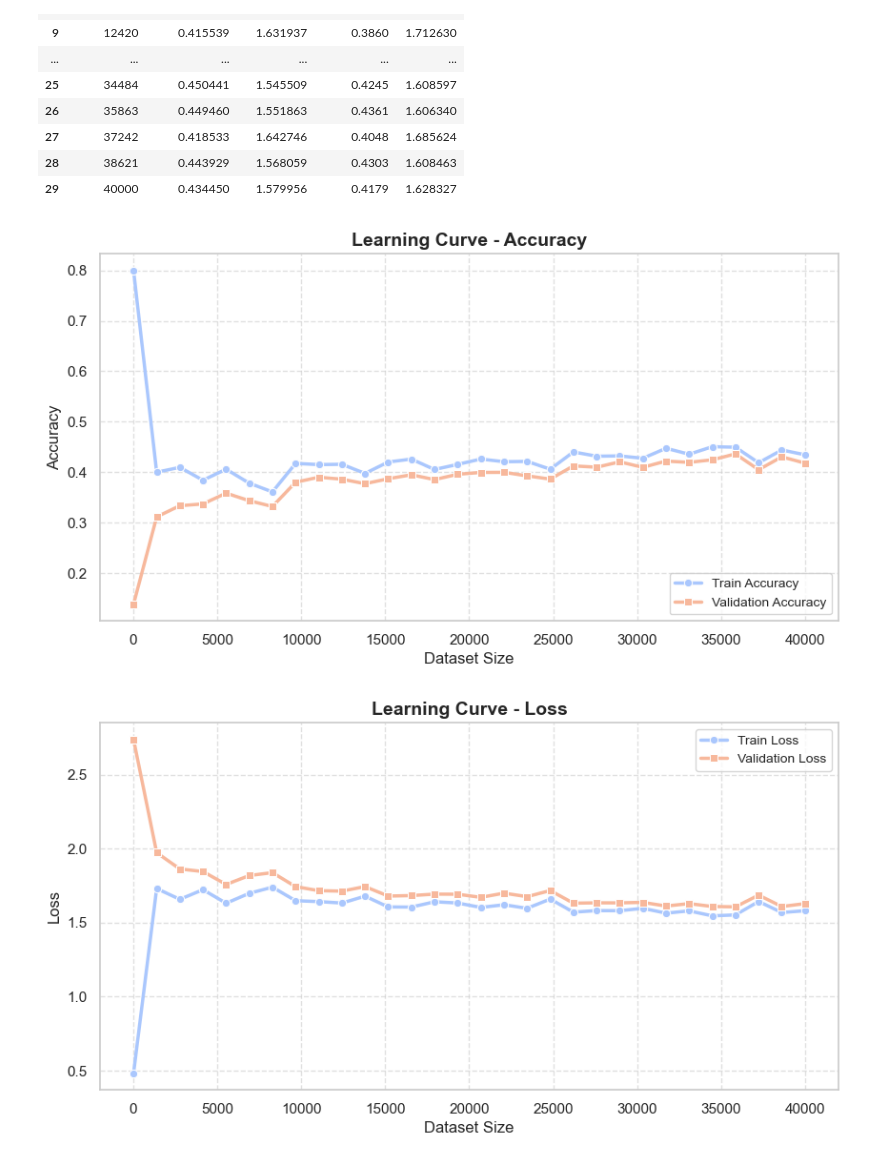
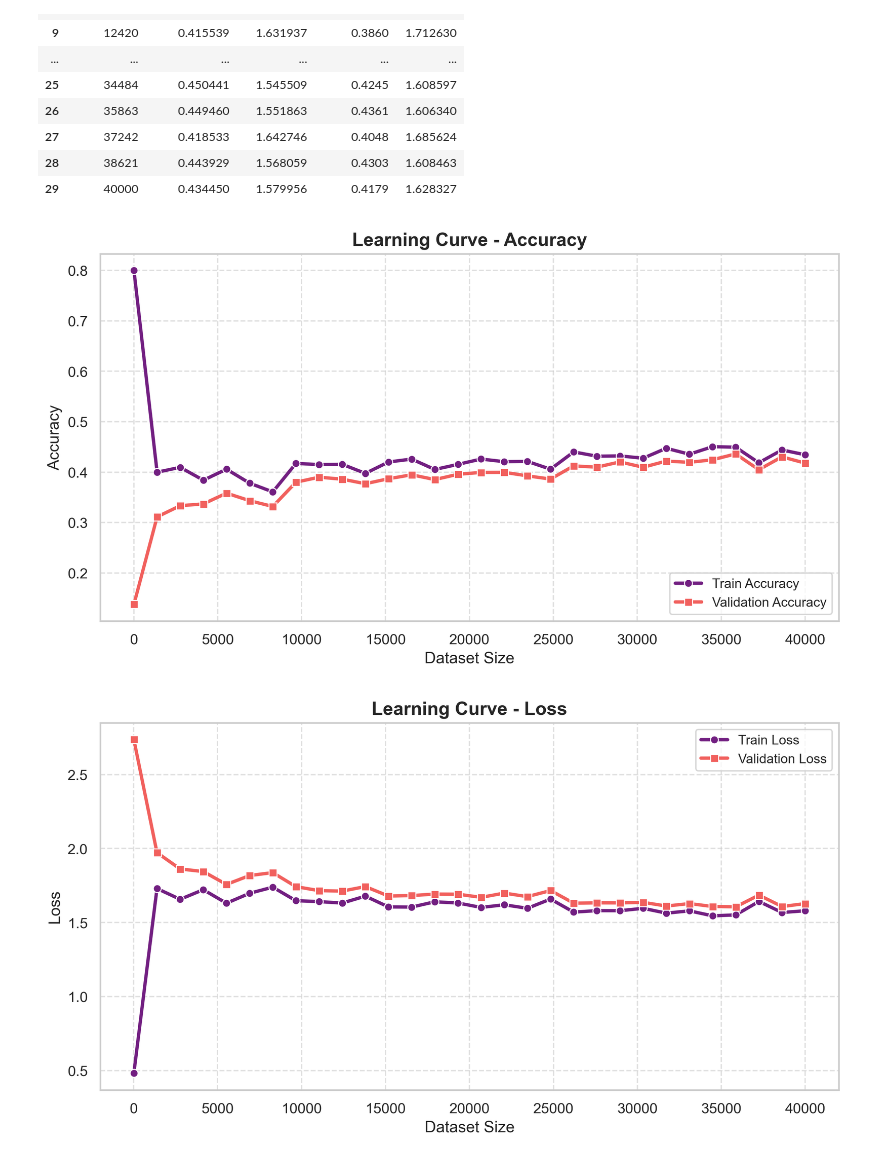
Before and after one commit to topsy-13/naiveautoml, a Jupyter notebook: python/naiveautoml/NAS/OE-Tests/experiments_test.ipynb, the cells around one changed output. Cells and saved outputs as stored; diff of their text form; code cells hidden in the pictures.

Commit message:
aesthetics in LC plot

```diff
--- a/python/naiveautoml/NAS/OE-Tests/experiments_test.ipynb
+++ b/python/naiveautoml/NAS/OE-Tests/experiments_test.ipynb
@@ -75,36 +75,34 @@ lc_df
 # %%
 def plot_learning_curves(df):
     """Plots stylish accuracy and loss learning curves from a DataFrame."""
 
-    # Set seaborn style
+    # Set style
     sns.set_theme(style="whitegrid", palette="viridis")
-
-    # Define color palette
-    colors = sns.color_palette("coolwarm", 2)
+    colors = sns.color_palette("magma", 2)
 
     # Plot Accuracy
     plt.figure(figsize=(10, 5))
     sns.lineplot(x=df["Dataset Size"], y=df["Train Accuracy"], label="Train Accuracy", color=colors[0], marker='o', linewidth=2.5)
     sns.lineplot(x=df["Dataset Size"], y=df["Val Accuracy"], label="Validation Accuracy", color=colors[1], marker='s', linewidth=2.5)
     plt.xlabel("Dataset Size", fontsize=12)
     plt.ylabel("Accuracy", fontsize=12)
     plt.title("Learning Curve - Accuracy", fontsize=14, fontweight='bold')
     plt.legend(frameon=True, loc="lower right", fontsize=10)
     plt.grid(True, linestyle="--", alpha=0.6)
     plt.show()
 
     # Plot Losses
     plt.figure(figsize=(10, 5))
     sns.lineplot(x=df["Dataset Size"], y=df["Train Losses"], label="Train Loss", color=colors[0], marker='o', linewidth=2.5)
     sns.lineplot(x=df["Dataset Size"], y=df["Val Losses"], label="Validation Loss", color=colors[1], marker='s', linewidth=2.5)
     plt.xlabel("Dataset Size", fontsize=12)
     plt.ylabel("Loss", fontsize=12)
     plt.title("Learning Curve - Loss", fontsize=14, fontweight='bold')
     plt.legend(frameon=True, loc="upper right", fontsize=10)
     plt.grid(True, linestyle="--", alpha=0.6)
     plt.show()
 
 plot_learning_curves(lc_df)
 # %% [output]
-[figure, old version]
+[figure, new version]
-[figure, old version]
+[figure, new version]
```
Also changed, not shown: parts of 2 cells of this notebook.
